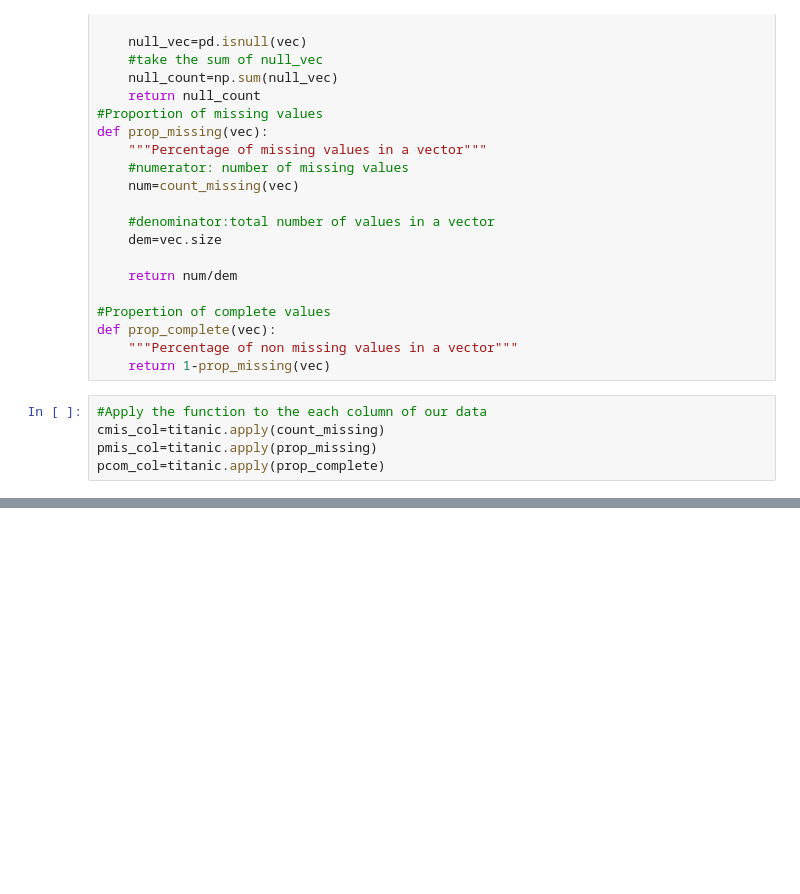
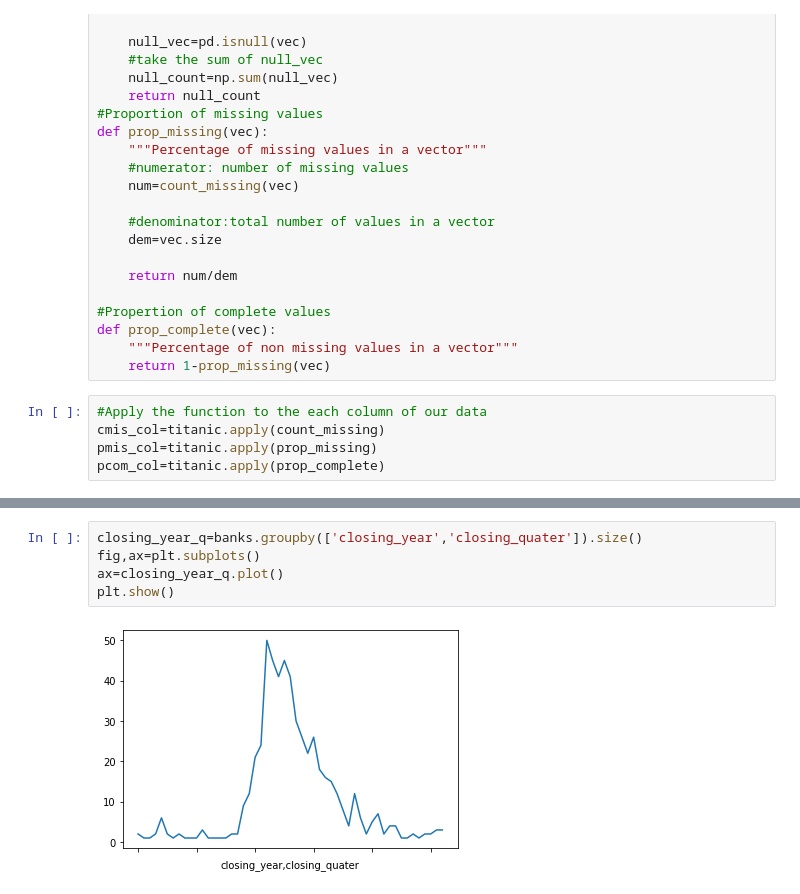
Before and after one commit to bhattathakur/uproot, a Jupyter notebook: PandasforEverybody.ipynb, the cells around one changed output, grey strips where cells are left out. Drawn from its saved outputs; the diff is of its cells as text; blank space fills up the shorter version.

```diff
--- a/PandasforEverybody.ipynb
+++ b/PandasforEverybody.ipynb
@@ -2588,0 +1309,7 @@ titanic.survived.size
+# %%
+closing_year_q=banks.groupby(['closing_year','closing_quater']).size()
+fig,ax=plt.subplots()
+ax=closing_year_q.plot()
+plt.show()
+# %% [output]
+[figure, added]
```
Also changed, not shown: parts of 265 cells of this notebook, 2 other files.
